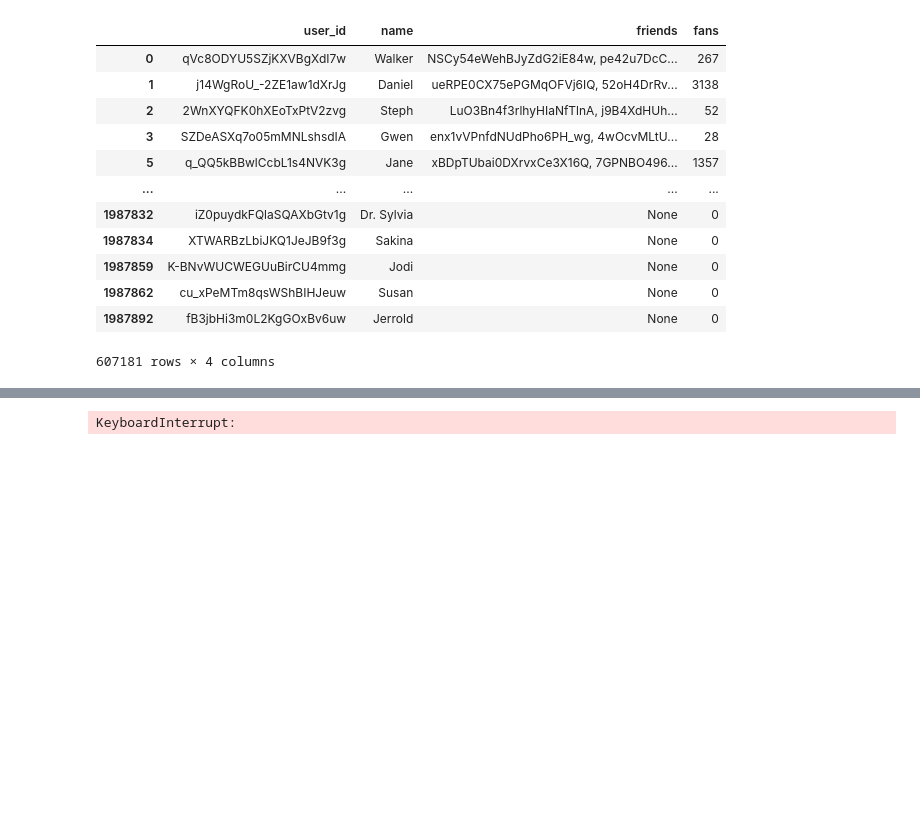
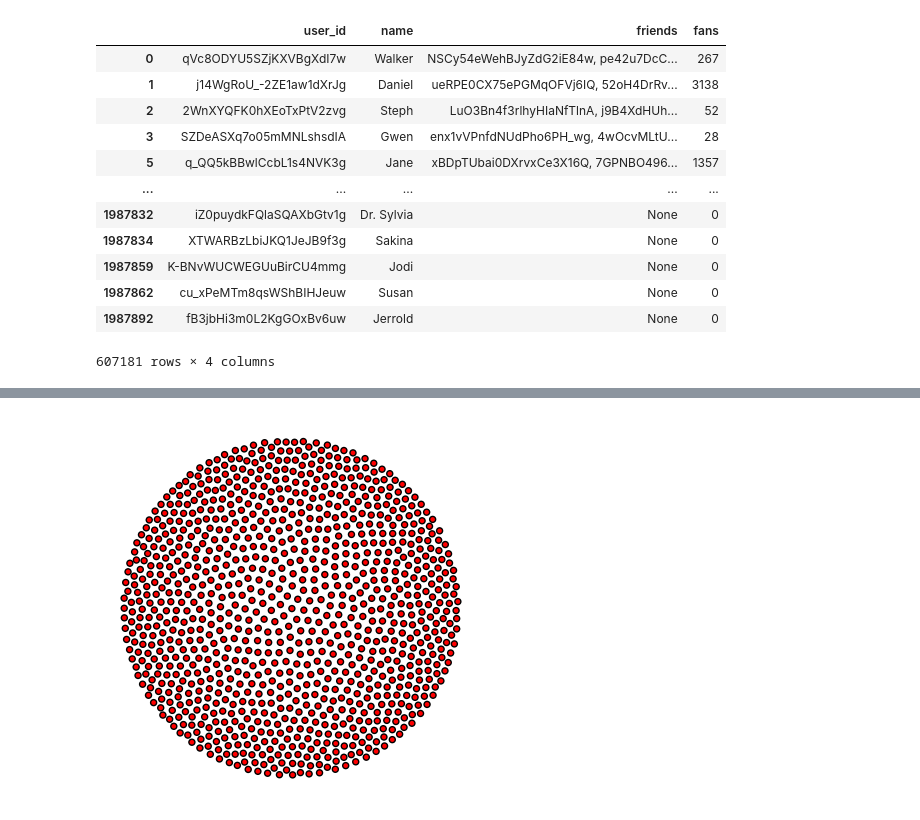
Before and after one commit to YounMars/Analysis-of-Complex-Data, a Jupyter notebook: Notebook/RecSNA_project.ipynb, the cells around one changed output, grey strips where cells are left out. Drawn from its saved outputs; the diff is of its cells as text; code cells hidden in the pictures; blank space fills up the shorter version.

```diff
--- a/Notebook/RecSNA_project.ipynb
+++ b/Notebook/RecSNA_project.ipynb
@@ -141,27 +157,32 @@ df_users_philadelphia_and_friends
 # %%
 
+import pandas as pd
+import igraph as ig
+ig.config['plotting.backend'] = 'matplotlib'
+df_u_graph = df_users_philadelphia_and_friends.head(1000)
+# Create an empty directed graph to represent the user-user network
+# Check if 'user_id' column exists in the DataFrame
+if 'user_id' in df_u_graph.columns:
+    # Create an empty undirected graph to represent the user-user network with mutual relations
+    user_graph = ig.Graph()
 
+    # Add users as vertices to the graph
+    user_graph.add_vertices(df_u_graph['user_id'].tolist())
 
+    # Iterate through user data to add edges (mutual friendships) to the graph
+    for _, row in df_u_graph.iterrows():
+        user_id = row['user_id']
+        friends = row['friends']
 
+        # Check if each friend is also in the user data and create an undirected edge
+        for friend_id in friends:
+            if friend_id in df_u_graph['user_id'].values:
+                user_graph.add_edge(user_id, friend_id)
 
-# Extract user-user connections (e.g., friendships) from the 'friends' column
-# Create a list of tuples where each tuple represents a friendship connection.
-user_user_connections = [(user_id, friend_id) for user_id, friends in zip(df_u['user_id'], df_u['friends']) for friend_id in friends]
-
-# Create an empty directed graph to represent the user-user network
-user_graph = nx.DiGraph()
-
-# Add nodes (users) to the graph
-user_graph.add_nodes_from(user_data['user_id'])
-
-# Add edges (friendships) to the graph
-user_graph.add_edges_from(user_user_connections)
-
-# Visualize the user-user network graph (optional)
-plt.figure(figsize=(10, 8))
-pos = nx.spring_layout(user_graph, k=0.05)  # Layout for the graph
-nx.draw(user_graph, pos, with_labels=False, node_size=10)
-plt.title('User-User Network Graph')
-plt.show()
+    # Visualize the user-user network graph (optional)
+    layout = user_graph.layout_fruchterman_reingold()
+    ig.plot(user_graph, layout=layout, vertex_size=1, bbox=(800, 800), margin=20, target='user_user_graph.png')
+else:
+    print("The 'user_id' column does not exist in the DataFrame.")
 # %% [output]
-KeyboardInterrupt:
+[figure, added]
```
Also changed, not shown: parts of 2 cells of this notebook, 4 other files.
